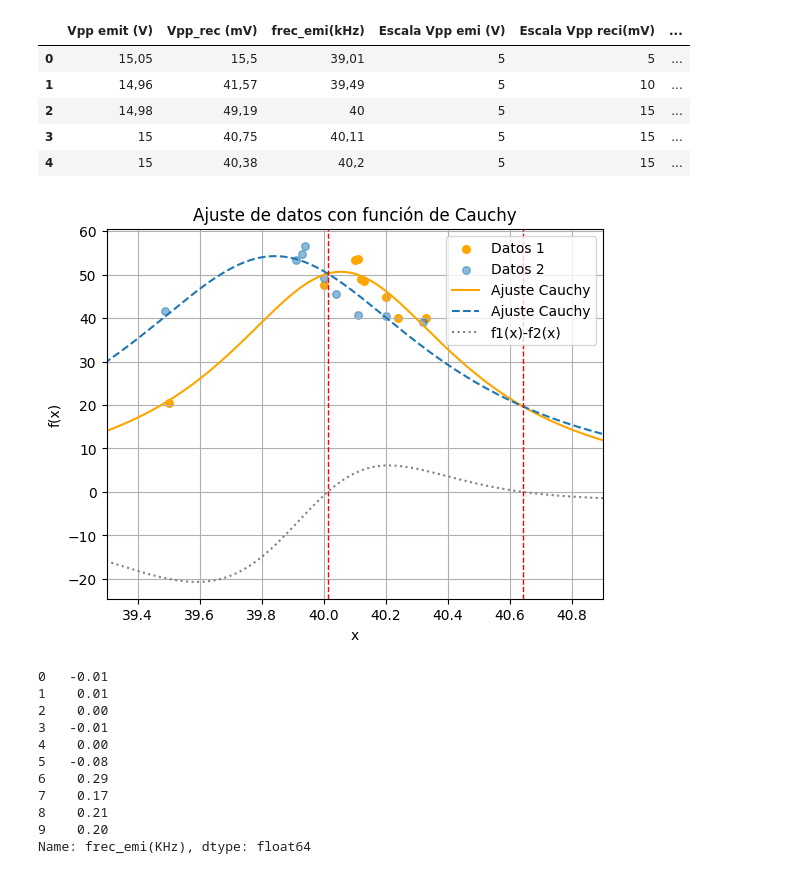
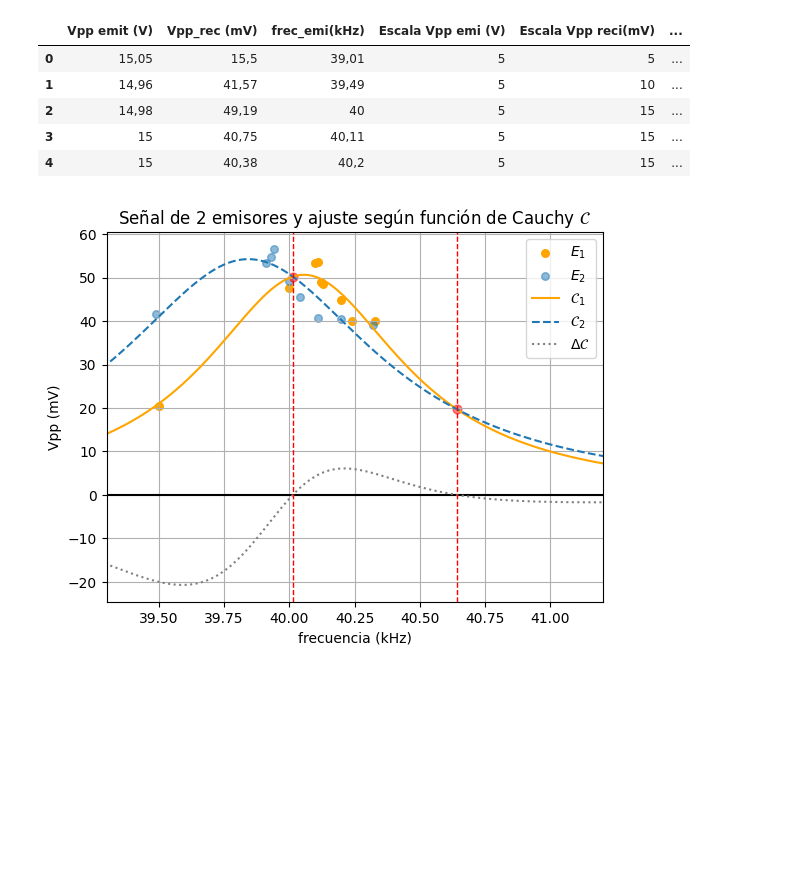
Before and after one commit to juanqwerty773/labo-2, a Jupyter notebook: cuarta clase (19_9)/codigo.ipynb, the cells around one changed output. Saved outputs shown, nothing was run; the diff lists cells and outputs as text; code cells hidden in the pictures; blank space fills up the shorter version.

```diff
--- a/cuarta clase (19_9)/codigo.ipynb
+++ b/cuarta clase (19_9)/codigo.ipynb
@@ -108,57 +108,48 @@ df['frec_emi(KHz)'] = pd.to_numeric(df['frec_emi(kHz)'], errors='coerce')
 # %%
 frecuencia = df['frec_emi(KHz)']
 Vpp = df['Vpp_rec (mV)']
 # Datos de ejemplo (simulados)
 x_data_1 = frecuencia
 #true_params = (0, 2, 10)  # x0, gamma, A
 y_data_1 = Vpp
 #error_y = error_Vpp  # errores constantes
 
 # ------------------------------
 # Ajuste con curve_fit
 popt_1, pcov = curve_fit(cauchy, x_data_1, y_data_1, absolute_sigma=True, maxfev=10000)
 x0_fit_1, gamma_fit_1, A_fit_1 = popt_1
 
 # ------------------------------
 # Graficar resultados
 x_fit_1 = np.linspace(35, 46, 1000)
 y_fit_1 = cauchy(x_fit_1, *popt_1)
 x_fit = np.linspace(35, 46, 1000)
 y_fit = cauchy(x_fit, *popt)
 
-plt.plot(x_fit,0*x_fit)
-plt.scatter(x_data, y_data, label='Datos 1',color ='orange',s = 30)
-plt.scatter(x_data_1, y_data_1, label='Datos 2',alpha=0.5,s = 30)
-plt.plot(x_fit, y_fit, label='Ajuste Cauchy', color = 'orange')
-plt.plot(x_fit_1, y_fit_1, label='Ajuste Cauchy', linestyle='--')
-plt.plot(x_fit, y_fit -y_fit_1, ':', color='gray', label="f1(x)-f2(x)")  # diferencia
+plt.plot(x_fit,0*x_fit,color = 'black')
+plt.scatter(x_data, y_data, label=r'$E_1$',color ='orange',s = 30)
+plt.scatter(x_data_1, y_data_1, label=r'$E_2$',alpha=0.5,s = 30)
+plt.plot(x_fit, y_fit, label=r'$\mathcal{C}_1$', color = 'orange')
+plt.plot(x_fit_1, y_fit_1, label=r'$\mathcal{C}_2$', linestyle='--',color='#1f77b4')
+plt.plot(x_fit, y_fit -y_fit_1, ':', color='gray', label=r'$\Delta \mathcal{C}$')  # diferencia
 
 plt.axvline(40.01373565408193, color='red', linestyle='--', linewidth=1)
 plt.axvline(40.64327313494013, color='red', linestyle='--', linewidth=1)
-plt.scatter(x =40.01373565408193, cauchy(40.01373565408193, x0_fit_1, gamma_fit_1, A_fit_1),color ='r',s = 40,alpha = 0.5)
-plt.scatter(x =40.64327313494013, cauchy(40.64327313494013, x0_fit_1, gamma_fit_1, A_fit_1),color ='r',s = 40,alpha = 0.5)
+plt.scatter(40.01373565408193, cauchy(40.01373565408193, x0_fit_1, gamma_fit_1, A_fit_1),color ='r',s = 40,alpha = 0.5)
+plt.scatter(40.64327313494013, cauchy(40.64327313494013, x0_fit_1, gamma_fit_1, A_fit_1),color ='r',s = 40,alpha = 0.5)
+
+plt.xlim(39.3, 41.2)
+plt.title(r'Señal de 2 emisores y ajuste según función de Cauchy $\mathcal{C}$')
+plt.xlabel('frecuencia (kHz)')
+plt.ylabel('Vpp (mV)')
+plt.legend()
+plt.grid(True)
+plt.savefig('Señal de 2 emisores y ajuste según función de Cauchy.svg', dpi=300)
 
 
-plt.xlim(39.3, 40.9)
-plt.title('Ajuste de datos con función de Cauchy')
-plt.xlabel('x')
-plt.ylabel('f(x)')
-plt.legend()
-plt.grid(True)
 plt.show()
 # %% [output]
-[figure, old version]
+[figure, new version]
-0   -0.01
-1    0.01
-2    0.00
-3   -0.01
-4    0.00
-5   -0.08
-6    0.29
-7    0.17
-8    0.21
-9    0.20
-Name: frec_emi(KHz), dtype: float64
 # %%
 
 # Mostrar parámetros ajustados
```
Also changed, not shown: parts of 3 cells of this notebook.
